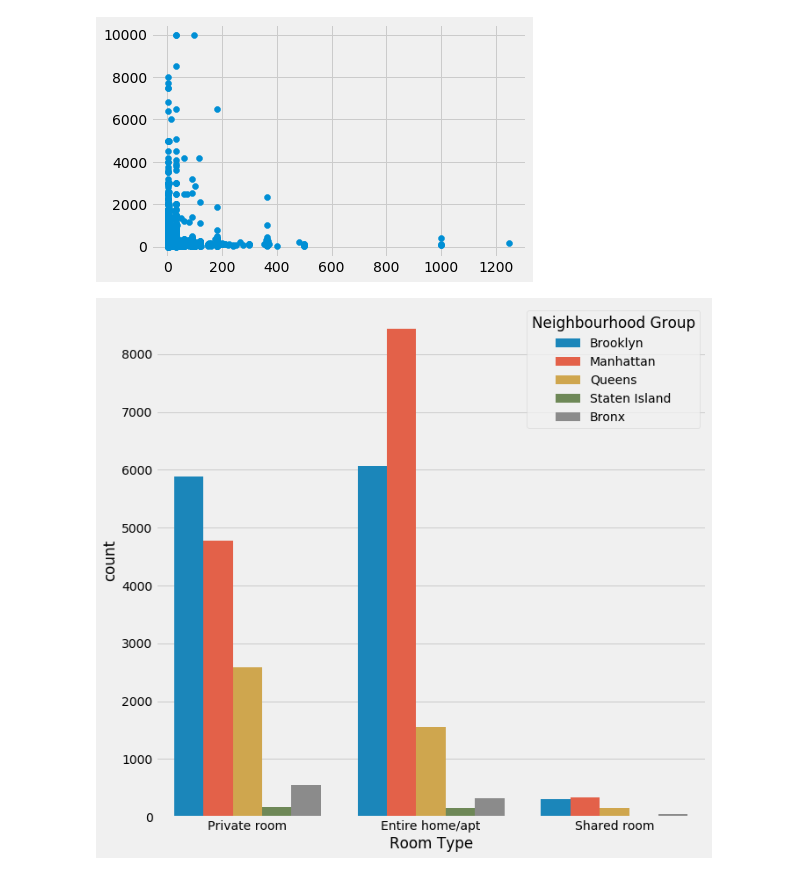
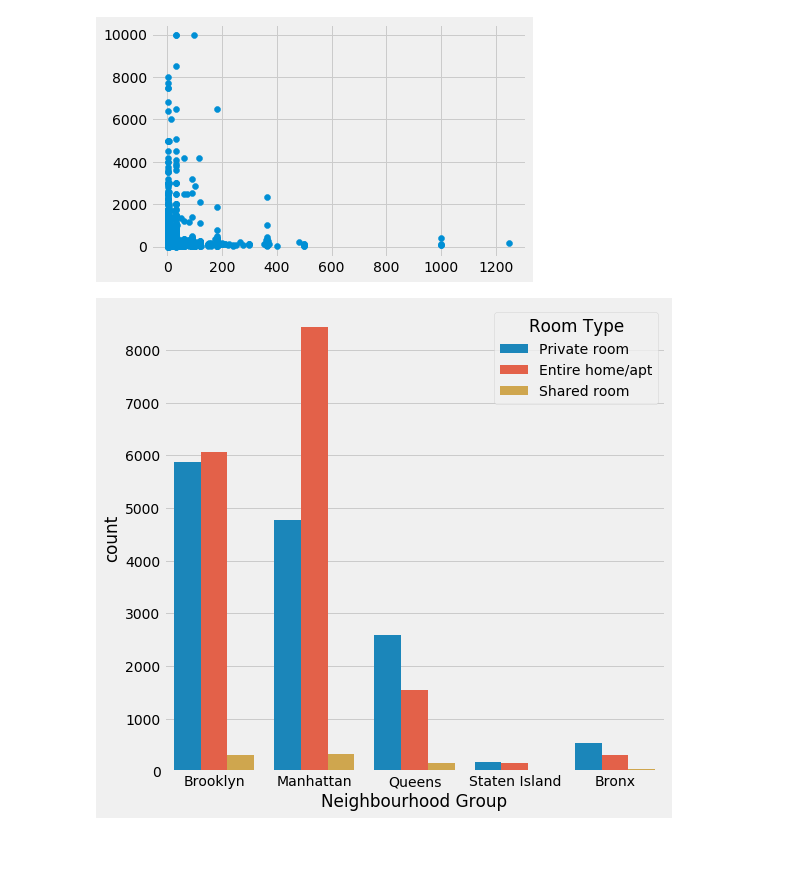
Before and after one commit to hayden4davey/Project1-Group2, a Jupyter notebook: shao data exploring.ipynb, the cells around one changed output. Saved outputs shown, nothing was run; the diff lists cells and outputs as text; code cells hidden in the pictures; blank space fills up the shorter version.

```diff
--- a/shao data exploring.ipynb
+++ b/shao data exploring.ipynb
@@ -243,7 +238,7 @@ plt.scatter(abb_df['Minimum Nights'], abb_df['Price'])
 <matplotlib.collections.PathCollection at 0x...>
 [figure]
 # %%
-plt.figure(figsize=(10,10))
-df1 = sns.countplot(file['Room Type'],hue=file['Neighbourhood Group'])
+plt.figure(figsize=(8,8))
+df1 = sns.countplot(file['Neighbourhood Group'],hue=file['Room Type'])
 # %% [output]
-[figure, old version]
+[figure, new version]
```
Also changed, not shown: parts of 9 cells of this notebook.
